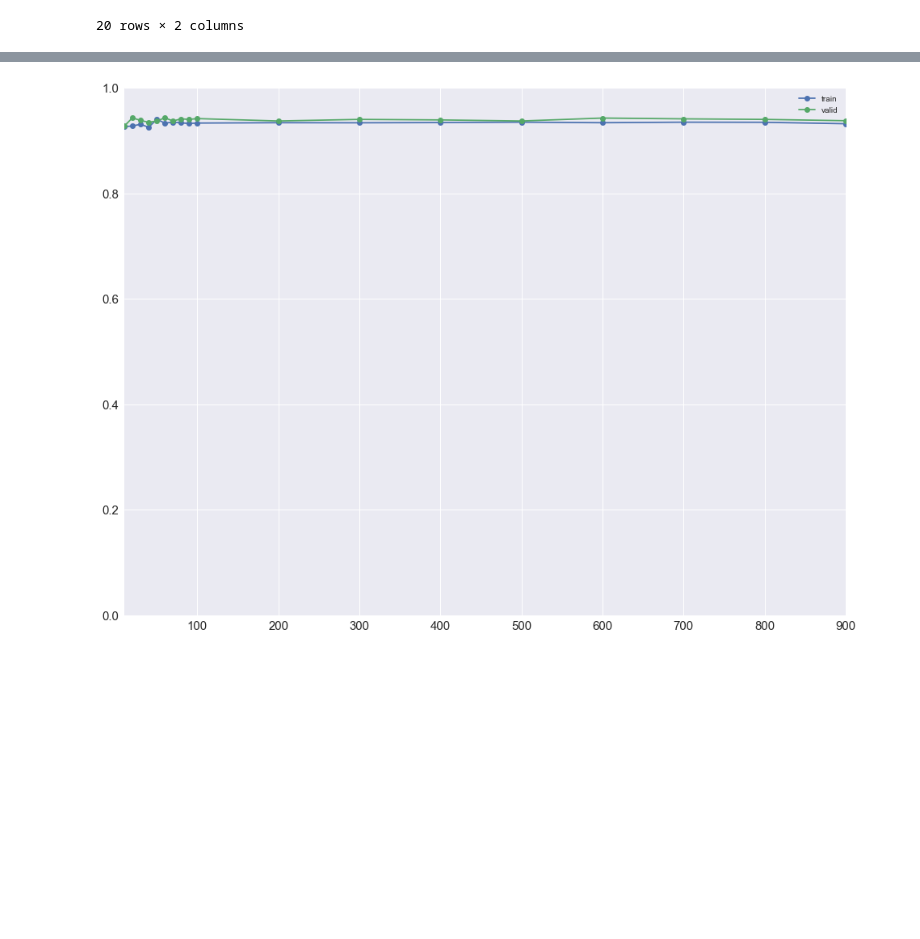
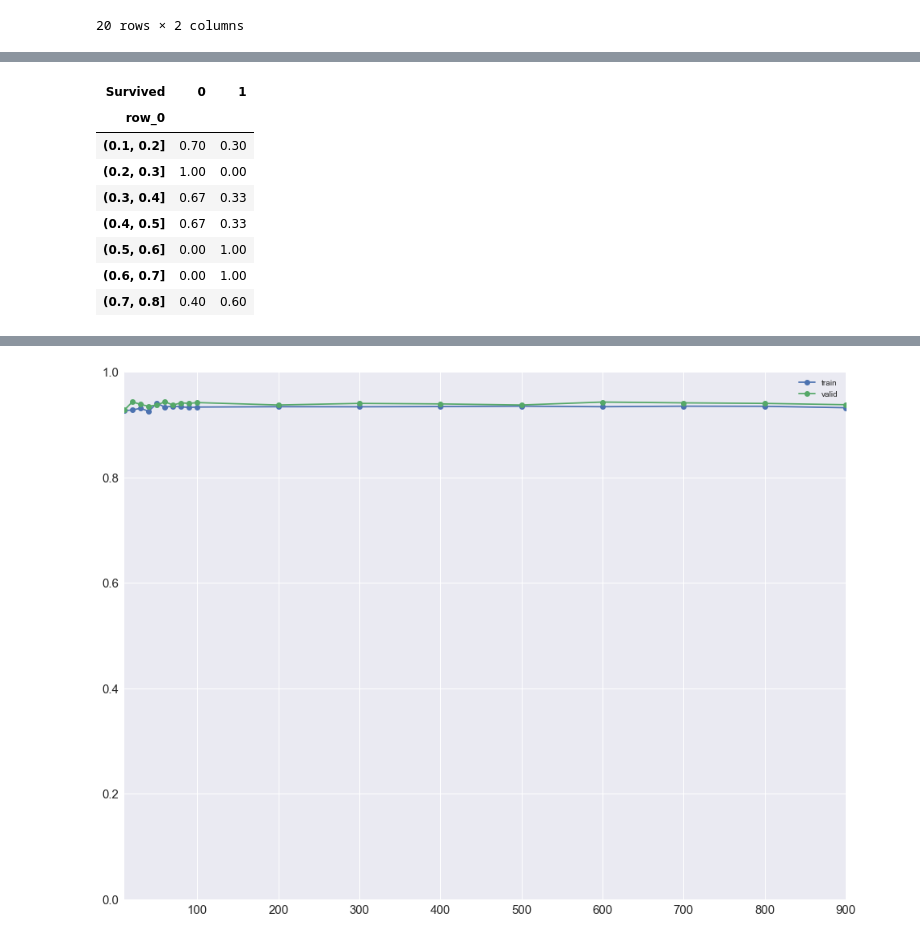
Before and after one commit to Argentan/DMA_LAB2, a Jupyter notebook: tutoriales/03_intro_validacion.ipynb, the cells around one changed output, grey strips where cells are left out. Cells and saved outputs as stored; diff of their text form; code cells hidden in the pictures; blank space fills up the shorter version.

```diff
--- a/tutoriales/03_intro_validacion.ipynb
+++ b/tutoriales/03_intro_validacion.ipynb
@@ -220,3 +220,15 @@ pd.crosstab(pd.cut(learner.predict_proba(X_train)[:, -1], [0.1, 0.2, 0.3, 0.4, 0
+# %%
+pd.crosstab(pd.cut(learner.predict_proba(X_valid)[:, -1], [0.1, 0.2, 0.3, 0.4, 0.5, 0.6, 0.7, 0.8]), y_valid).apply(lambda x: x/x.sum(), axis=1)
+# %% [output]
+| Survived | 0 | 1 |
+| row_0 |  |  |
+| (0.1, 0.2] | 0.70 | 0.30 |
+| (0.2, 0.3] | 1.00 | 0.00 |
+| (0.3, 0.4] | 0.67 | 0.33 |
+| (0.4, 0.5] | 0.67 | 0.33 |
+| (0.5, 0.6] | 0.00 | 1.00 |
+| (0.6, 0.7] | 0.00 | 1.00 |
+| (0.7, 0.8] | 0.40 | 0.60 |
 # %%
 #nota: observar que quitamos el "casting" a str
 trees = list(range(10, 100, 10))
```
Also changed, not shown: parts of 11 cells of this notebook, 2 other files.
